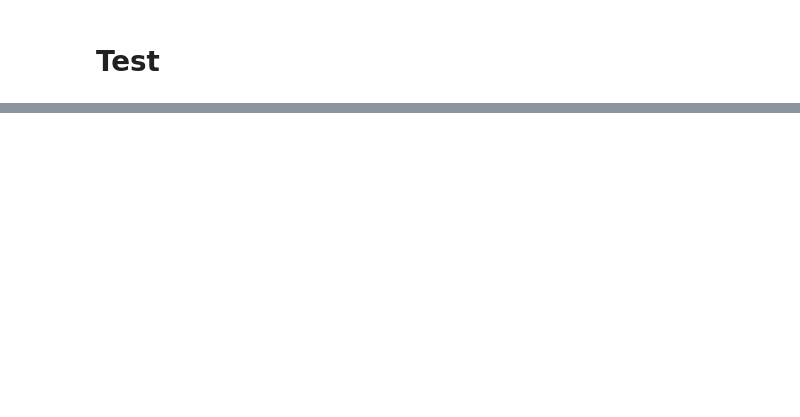
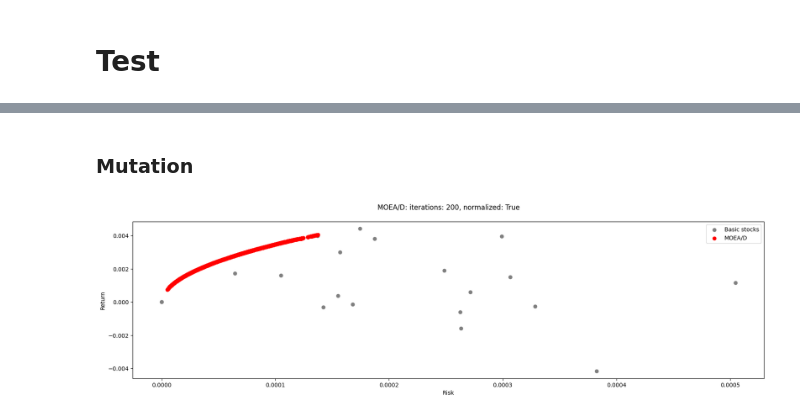
Before and after one commit to MaksWisniewski/PortfolioOpt, a Jupyter notebook: moead.ipynb, the cells around one changed output, grey strips where cells are left out. Cells and saved outputs as stored; diff of their text form; code cells hidden in the pictures; blank space fills up the shorter version.

```diff
--- a/moead.ipynb
+++ b/moead.ipynb
@@ -238,0 +125,14 @@ show_results(number_of_iterations=500,
+# %% [markdown]
+### Mutation
+# %%
+show_results(stock_risk=stock_returns_semi_var,
+             objective_function=portfolio_objective_function(risk_function=portfolio_risk_semi_var),
+             moead_kwargs={'number_of_iterations': 200,
+                           'weight_vectors': default_weight_vectors(120),
+                           'neighborhood_size': 20,
+                           'mutation_probability': 0.2,
+                           'normalize': True,
+                           'crossover_operator': moead_operators.single_point_crossover,
+                           'mutation_operator': moead_operators.change_pair_mutation})
+# %% [output]
+[figure, added]
```
Also changed, not shown: parts of 22 cells of this notebook, 3 other files.
